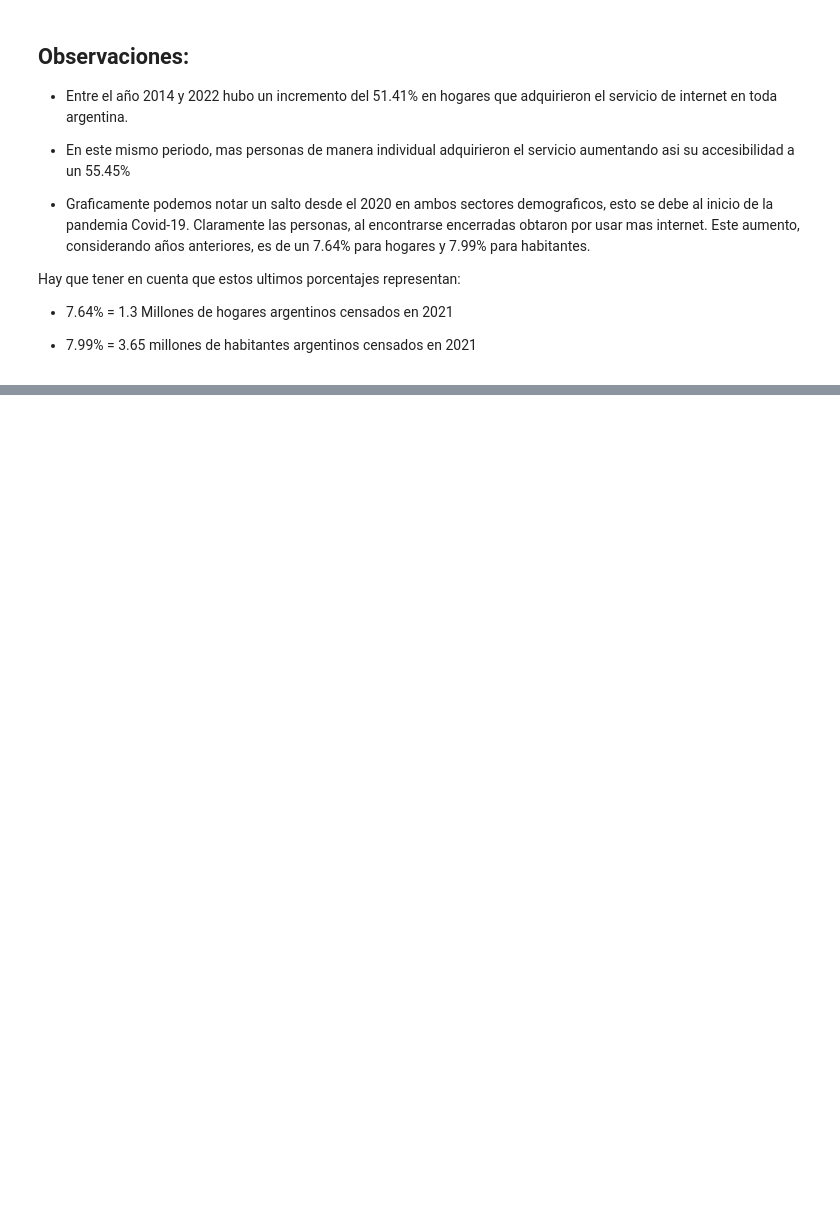
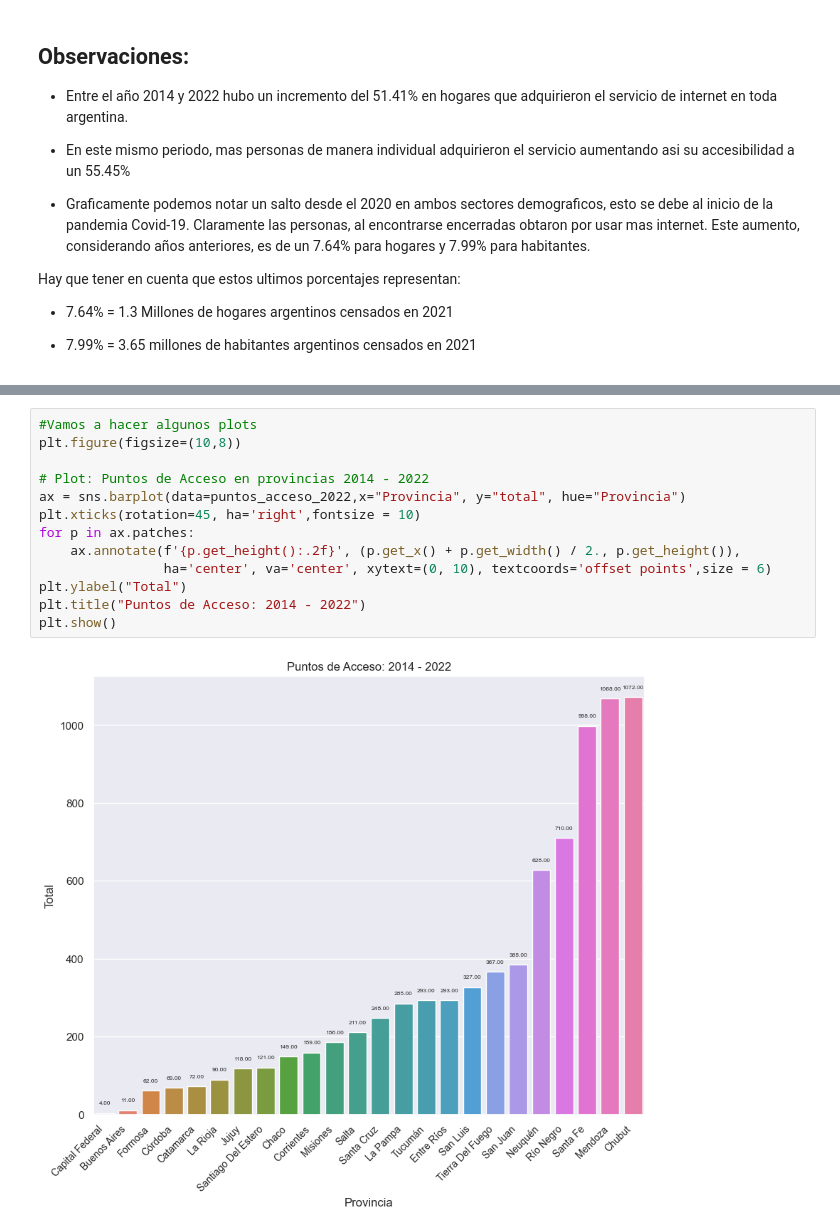
Before and after one commit to a1ternocles/Henry-Analytics, a Jupyter notebook: henry_analytics/eda_accesibilidad_tech.ipynb, the cells around one changed output, grey strips where cells are left out. Drawn from its saved outputs; the diff is of its cells as text; blank space fills up the shorter version.

```diff
--- a/henry_analytics/eda_accesibilidad_tech.ipynb
+++ b/henry_analytics/eda_accesibilidad_tech.ipynb
@@ -244,0 +340,15 @@ Hay que tener en cuenta que estos ultimos porcentajes representan:
+# %%
+#Vamos a hacer algunos plots
+plt.figure(figsize=(10,8))
+
+# Plot: Puntos de Acceso en provincias 2014 - 2022
+ax = sns.barplot(data=puntos_acceso_2022,x="Provincia", y="total", hue="Provincia")
+plt.xticks(rotation=45, ha='right',fontsize = 10)
+for p in ax.patches:
+    ax.annotate(f'{p.get_height():.2f}', (p.get_x() + p.get_width() / 2., p.get_height()),
+                ha='center', va='center', xytext=(0, 10), textcoords='offset points',size = 6)
+plt.ylabel("Total")
+plt.title("Puntos de Acceso: 2014 - 2022")
+plt.show()
+# %% [output]
+[figure, added]
```
Also changed, not shown: parts of 19 cells of this notebook, 3 other files.
